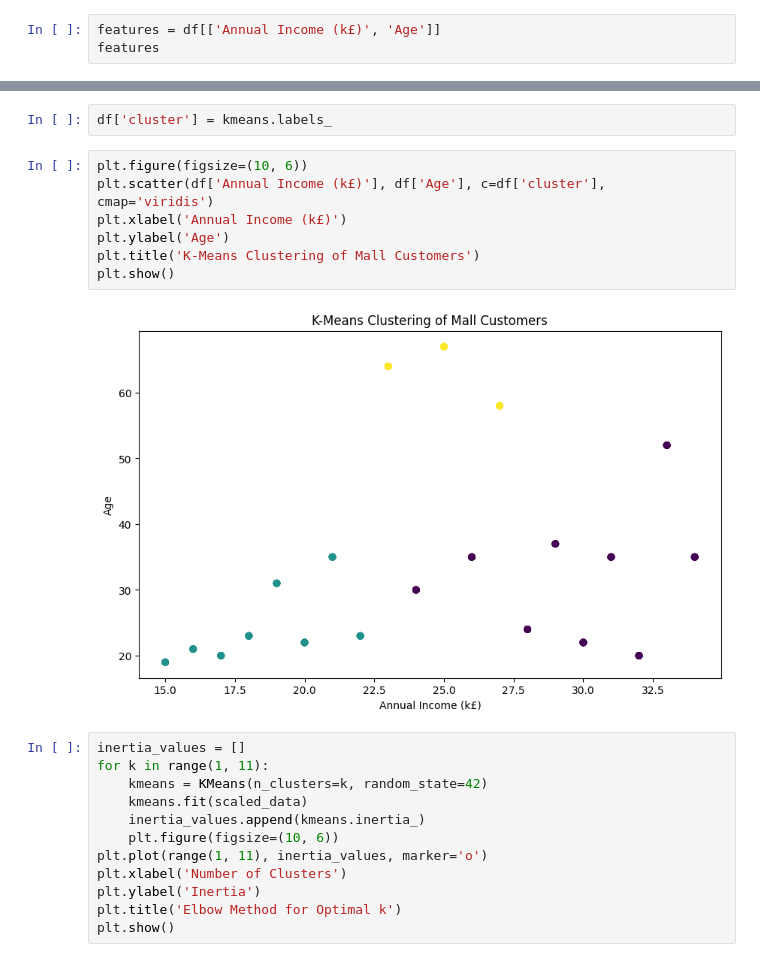
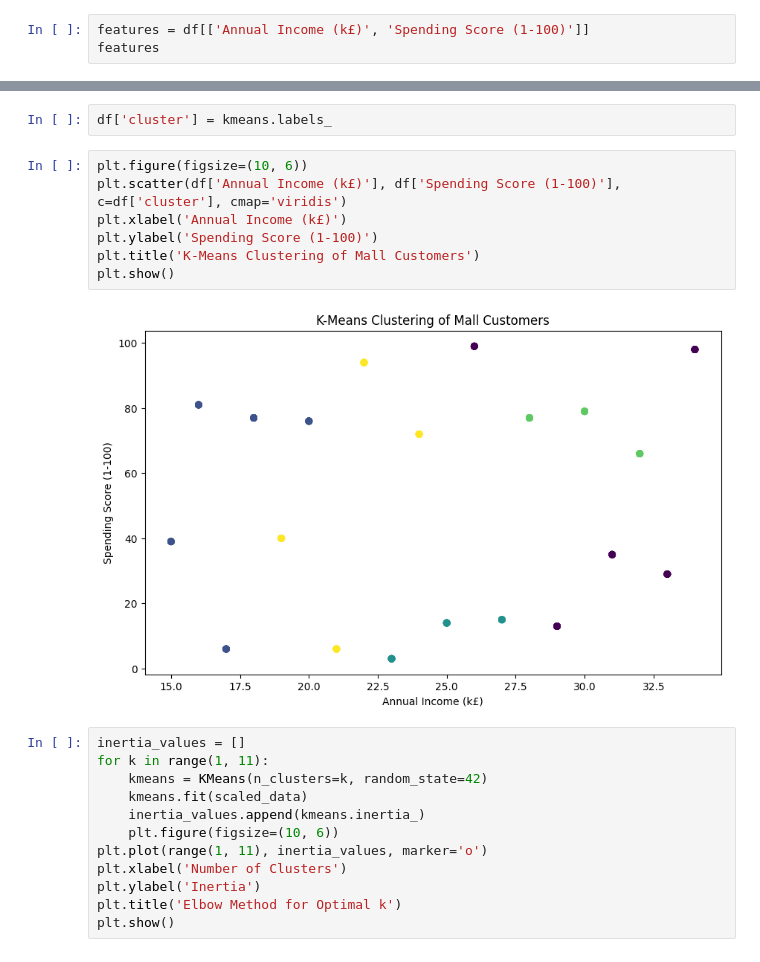
Before and after one commit to GeorgeDobritoiu/carpool-website, a Jupyter notebook: week_6_classroom.ipynb, the cells around one changed output, grey strips where cells are left out. Cells and saved outputs as stored; diff of their text form.

```diff
--- a/week_6_classroom.ipynb
+++ b/week_6_classroom.ipynb
@@ -18,6 +18,6 @@ print(df.head())
 3           4  Female   23                  18                      77
 4           5    Male   31                  19                      40
 # %%
-features = df[['Annual Income (k£)', 'Age']]
+features = df[['Annual Income (k£)', 'Spending Score (1-100)']]
 features
 # %% [output]
@@ -46,13 +46,13 @@ KMeans(n_clusters=3, random_state=42)
 df['cluster'] = kmeans.labels_
 # %%
 plt.figure(figsize=(10, 6))
-plt.scatter(df['Annual Income (k£)'], df['Age'], c=df['cluster'], cmap='viridis')
+plt.scatter(df['Annual Income (k£)'], df['Spending Score (1-100)'], c=df['cluster'], cmap='viridis')
 plt.xlabel('Annual Income (k£)')
-plt.ylabel('Age')
+plt.ylabel('Spending Score (1-100)')
 plt.title('K-Means Clustering of Mall Customers')
 plt.show()
 # %% [output]
-[figure, old version]
+[figure, new version]
 # %%
 inertia_values = []
 for k in range(1, 11):
```
Also changed, not shown: parts of 2 cells of this notebook.
